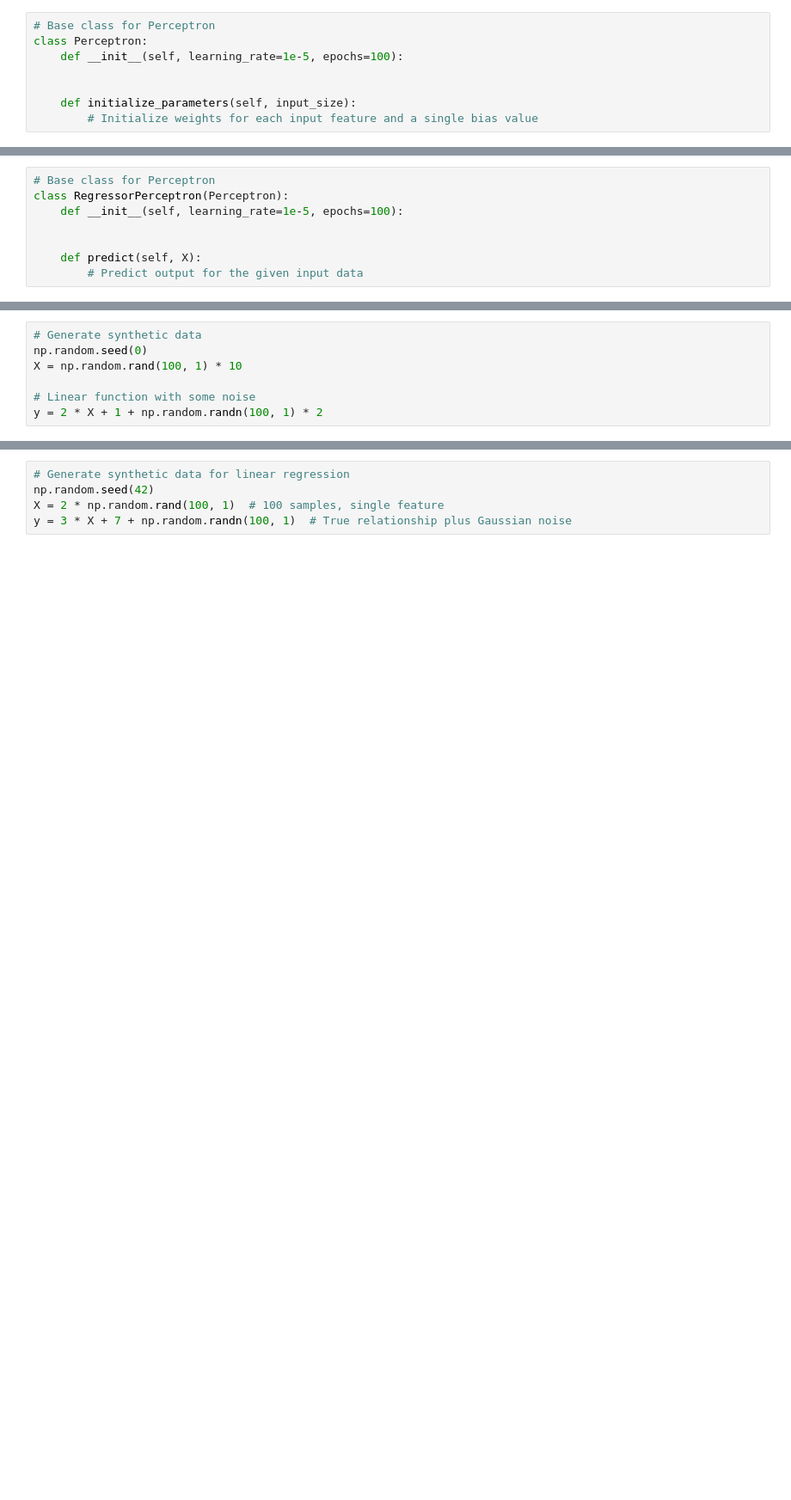
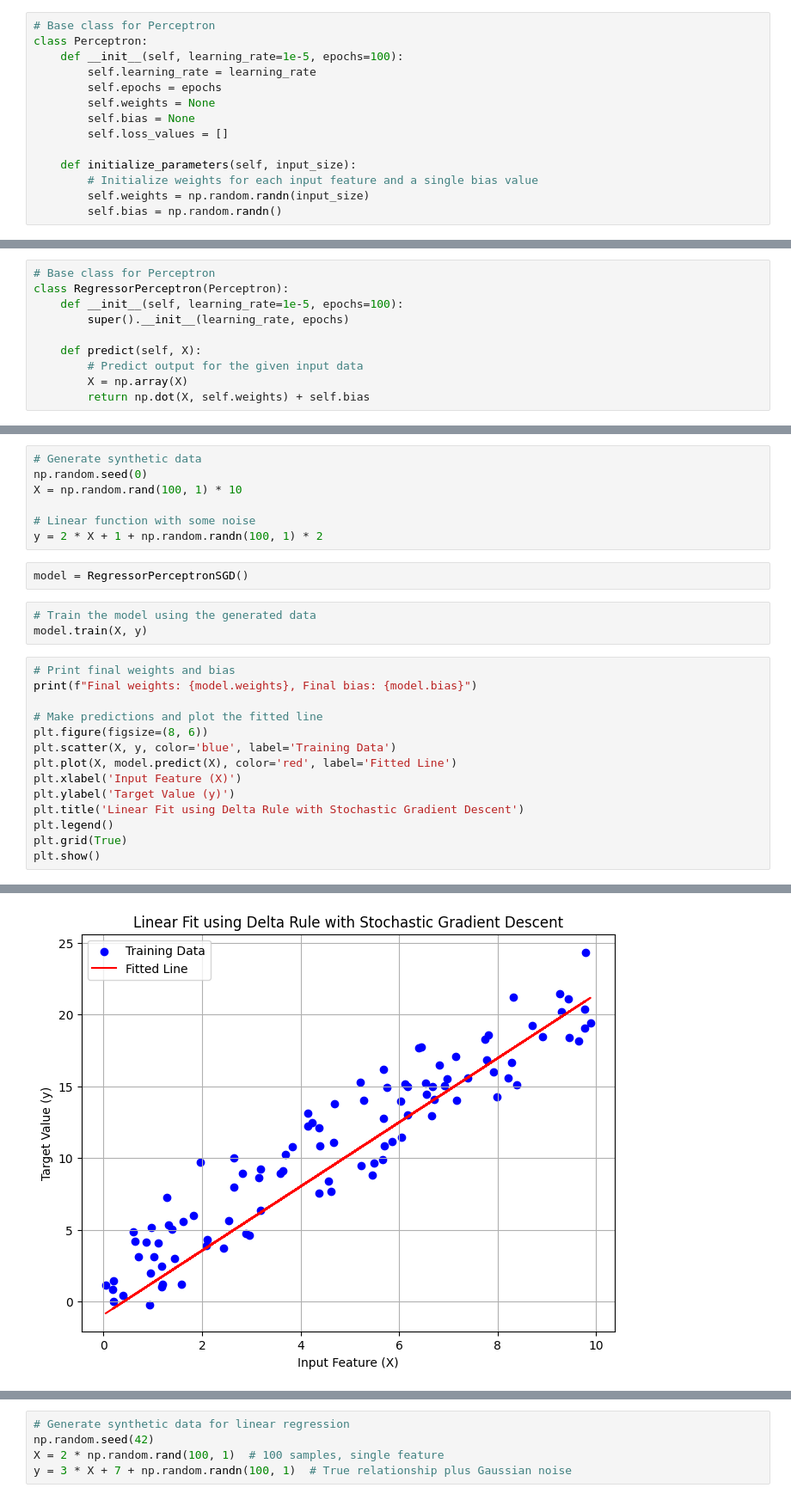
Before and after one commit to tiagomosantos/CapstoneProject, a Jupyter notebook: notebooks/class_4_notebook_solved.ipynb, the cells around one changed output, grey strips where cells are left out. Shown at 86% size. Cells and saved outputs as stored; diff of their text form; blank space fills up the shorter version.

```diff
--- a/notebooks/class_4_notebook.ipynb
+++ b/notebooks/class_4_notebook_solved.ipynb
@@ -226,10 +321,16 @@ Create a class called `Perceptron` base class to implement a linear regression m
 # Base class for Perceptron
 class Perceptron:
     def __init__(self, learning_rate=1e-5, epochs=100):
-
+        self.learning_rate = learning_rate
+        self.epochs = epochs
+        self.weights = None
+        self.bias = None
+        self.loss_values = []
 
     def initialize_parameters(self, input_size):
         # Initialize weights for each input feature and a single bias value
+        self.weights = np.random.randn(input_size)
+        self.bias = np.random.randn()
 # %% [markdown]
 ### Exercise 3: Implementing a Regressor Perceptron Class a subclass of Perceptron
 
@@ -241,10 +342,12 @@ Create a class called `RegressorPerceptron` base class to implement a linear reg
 # Base class for Perceptron
 class RegressorPerceptron(Perceptron):
     def __init__(self, learning_rate=1e-5, epochs=100):
-
+        super().__init__(learning_rate, epochs)
 
     def predict(self, X):
         # Predict output for the given input data
+        X = np.array(X)
+        return np.dot(X, self.weights) + self.bias
 # %% [markdown]
 ### Exercise 4: Implementing the `RegressorPerceptronSGD` class a subclass of `RegressorPerceptron`
 
@@ -315,3 +490,23 @@ X = np.random.rand(100, 1) * 10
 
 # Linear function with some noise
 y = 2 * X + 1 + np.random.randn(100, 1) * 2
+# %%
+model = RegressorPerceptronSGD()
+# %%
+# Train the model using the generated data
+model.train(X, y)
+# %%
+# Print final weights and bias
+print(f"Final weights: {model.weights}, Final bias: {model.bias}")
+
+# Make predictions and plot the fitted line
+plt.figure(figsize=(8, 6))
+plt.scatter(X, y, color='blue', label='Training Data')
+plt.plot(X, model.predict(X), color='red', label='Fitted Line')
+plt.xlabel('Input Feature (X)')
+plt.ylabel('Target Value (y)')
+plt.title('Linear Fit using Delta Rule with Stochastic Gradient Descent')
+plt.legend()
+plt.grid(True)
+plt.show()
+# %% [output]
@@ -317,0 +514 @@ y = 2 * X + 1 + np.random.randn(100, 1) * 2
+[figure, added]
```
Also changed, not shown: parts of 46 cells of this notebook, 3 other files.
